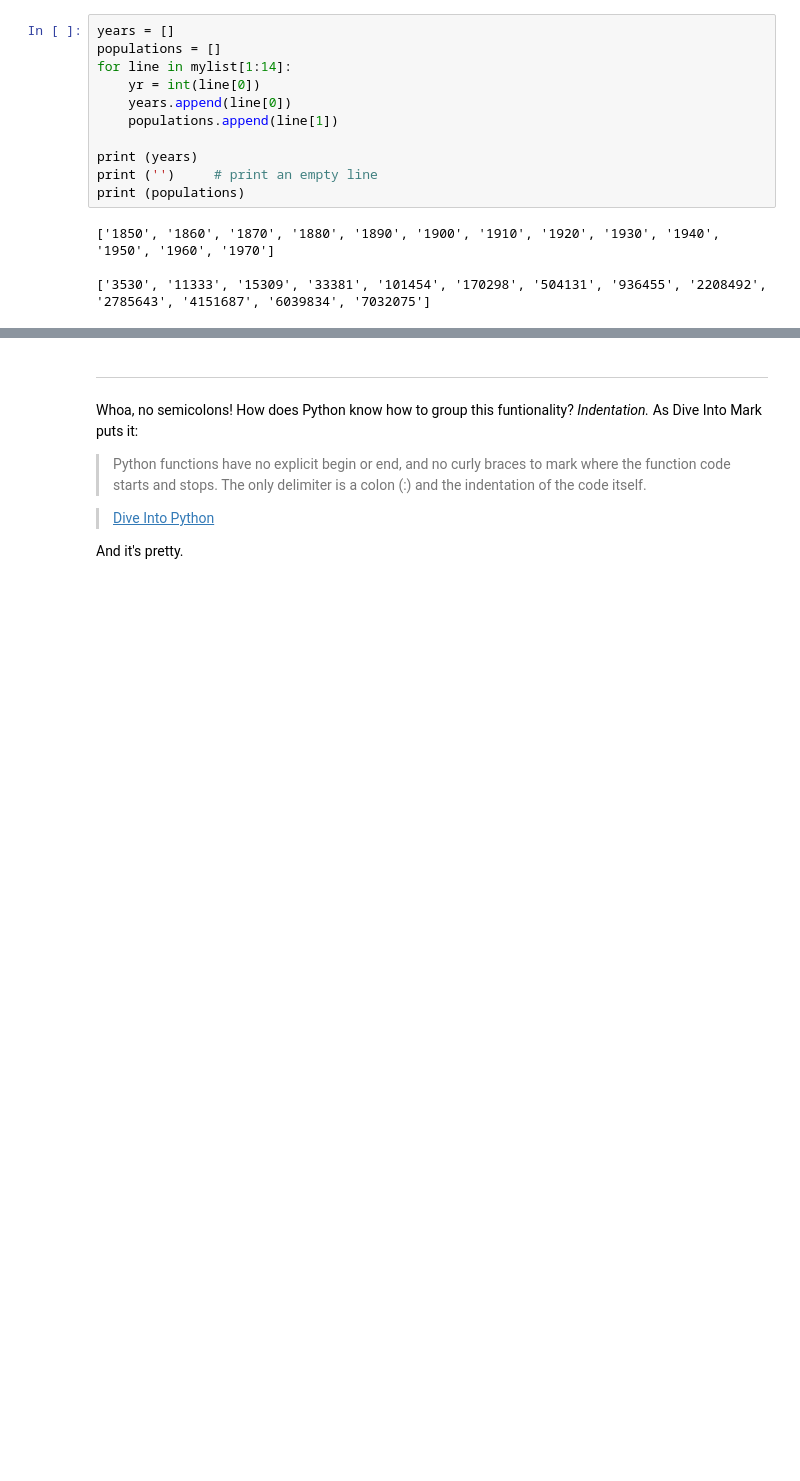
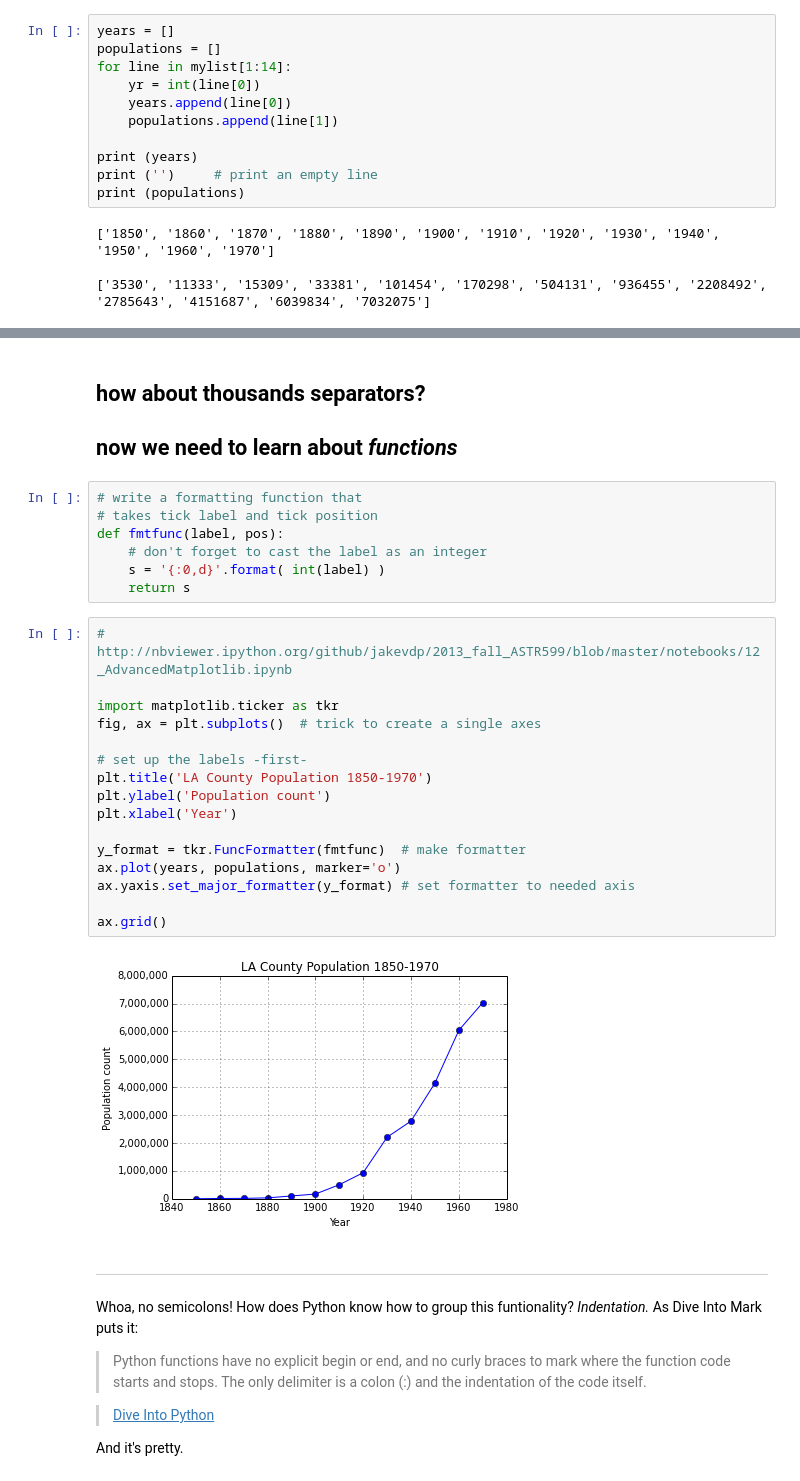
Before and after one commit to LACMTA/workshop_python-processing, a Jupyter notebook: notebook/1. read a csv.ipynb, the cells around one changed output, grey strips where cells are left out. Cells and saved outputs as stored; diff of their text form; blank space fills up the shorter version.

```diff
--- a/notebook/1. read a csv.ipynb
+++ b/notebook/1. read a csv.ipynb
@@ -250,6 +261,34 @@ plt.grid()
 plt.show()
 # %% [output]
 [figure]
+# %% [markdown]
+## how about thousands separators?
+## now we need to learn about *functions*
+# %%
+# write a formatting function that
+# takes tick label and tick position
+def fmtfunc(label, pos):
+    # don't forget to cast the label as an integer
+    s = '{:0,d}'.format( int(label) )
+    return s
+# %%
+# http://nbviewer.ipython.org/github/jakevdp/2013_fall_ASTR599/blob/master/notebooks/12_AdvancedMatplotlib.ipynb
+
+import matplotlib.ticker as tkr
+fig, ax = plt.subplots()  # trick to create a single axes
+
+# set up the labels -first-
+plt.title('LA County Population 1850-1970')
+plt.ylabel('Population count')
+plt.xlabel('Year')
+
+y_format = tkr.FuncFormatter(fmtfunc)  # make formatter
+ax.plot(years, populations, marker='o')
+ax.yaxis.set_major_formatter(y_format) # set formatter to needed axis
+
+ax.grid()
+# %% [output]
+[figure, added]
 # %% [markdown]
 ----
 # %% [markdown]
```
Also changed, not shown: parts of 2 cells of this notebook.
